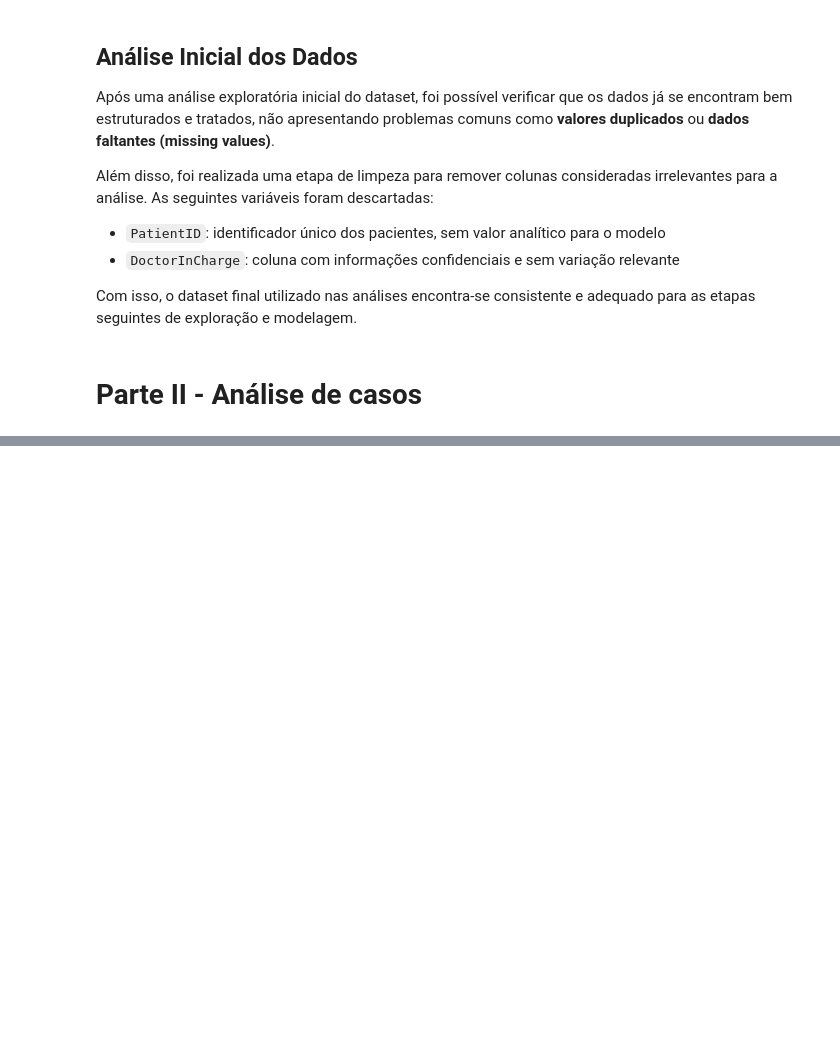
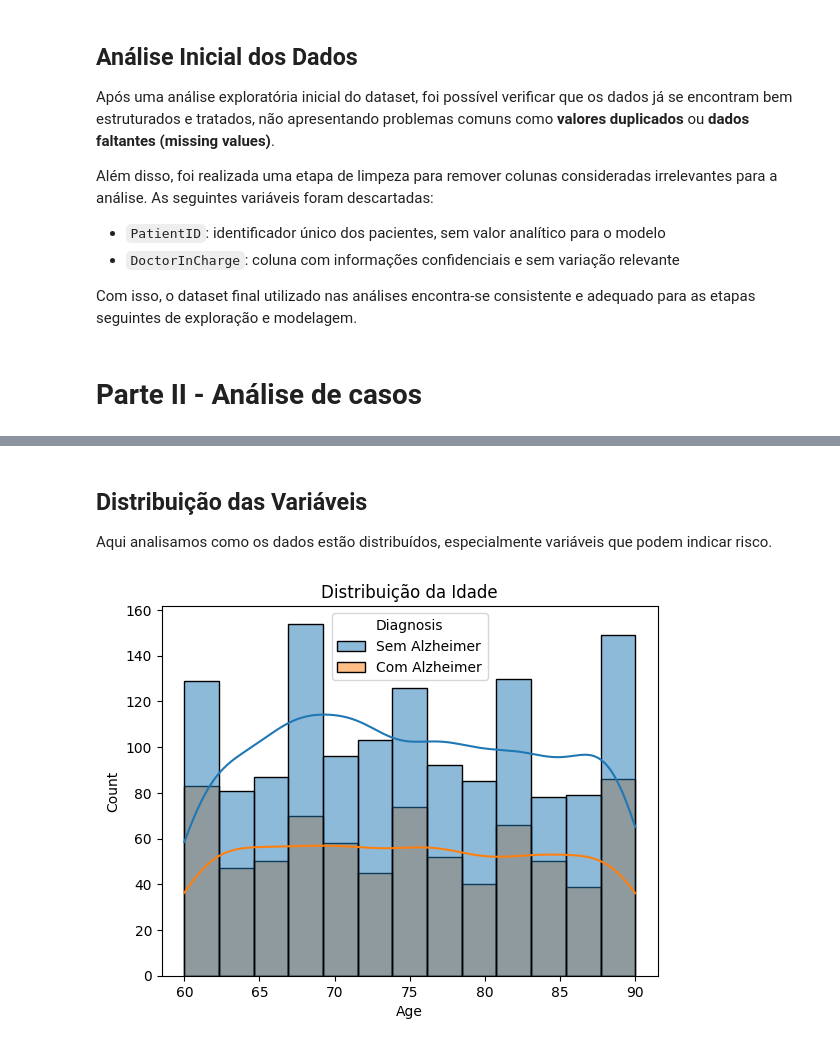
Before and after one commit to JoaoVittorAlves/Projeto-Dataviz, a Jupyter notebook: notebooks/exploracao.ipynb, the cells around one changed output, grey strips where cells are left out. Saved outputs shown, nothing was run; the diff lists cells and outputs as text; code cells hidden in the pictures; blank space fills up the shorter version.

```diff
--- a/notebooks/exploracao.ipynb
+++ b/notebooks/exploracao.ipynb
@@ -269,0 +305,10 @@ Com isso, o dataset final utilizado nas análises encontra-se consistente e adeq
+# %% [markdown]
+## Distribuição das Variáveis
+
+Aqui analisamos como os dados estão distribuídos, especialmente variáveis que podem indicar risco.
+# %%
+sns.histplot(data=df, x='Age', hue='Diagnosis', kde=True)
+plt.title("Distribuição da Idade")
+plt.show()
+# %% [output]
+[figure, added]
```
Also changed, not shown: parts of 24 cells of this notebook, 1 other file.
